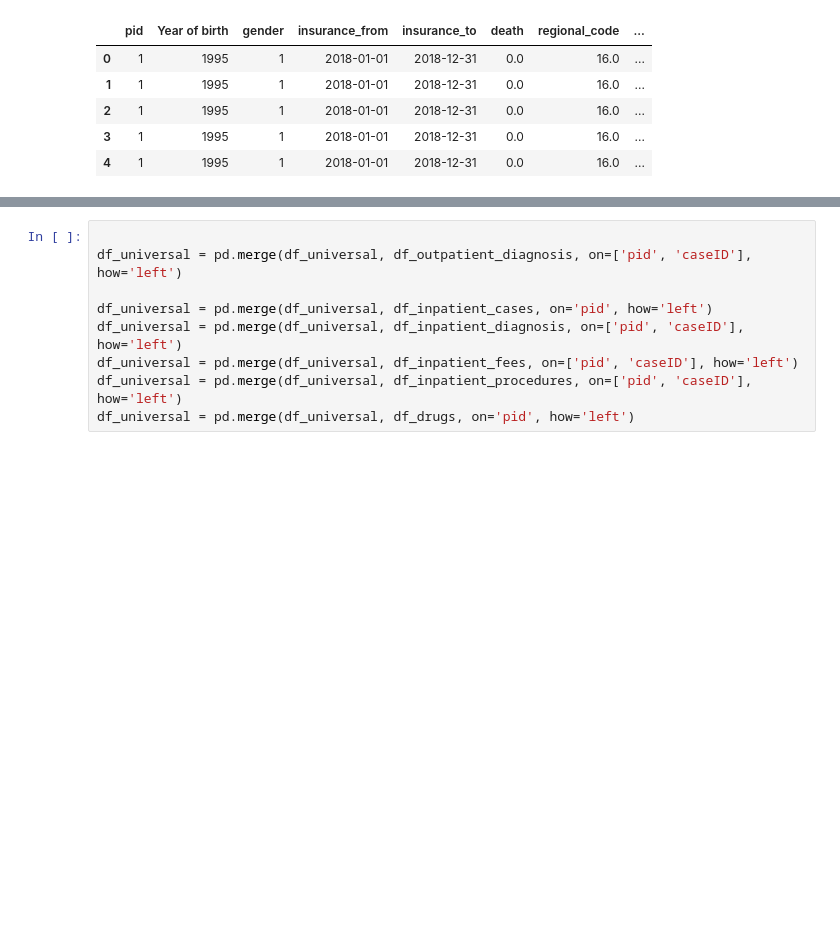
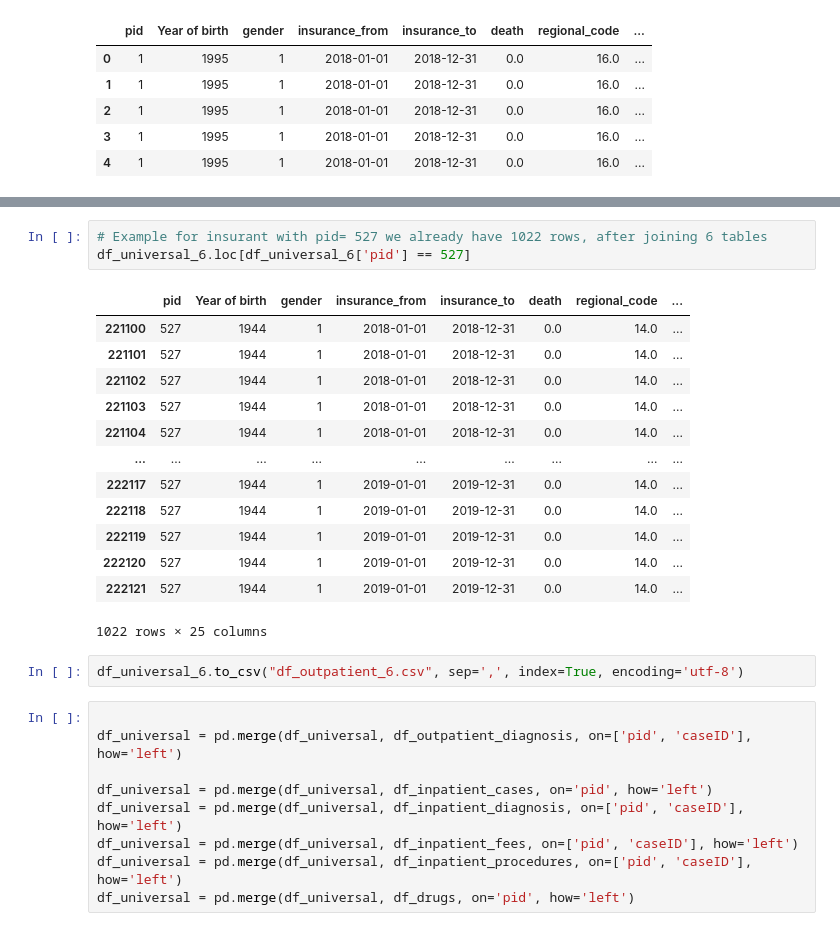
Before and after one commit to Sommerrolle/eval-synth-data-privacy, a Jupyter notebook: data_preprocessing.ipynb, the cells around one changed output, grey strips where cells are left out. Cells and saved outputs as stored; diff of their text form; blank space fills up the shorter version.

```diff
--- a/data_preprocessing.ipynb
+++ b/data_preprocessing.ipynb
@@ -256,3 +266,22 @@ df_outpatient_diagnosis.loc[df_outpatient_diagnosis['pid'] == 1]
+# %%
+# Example for insurant with pid= 527 we already have 1022 rows, after joining 6 tables
+df_universal_6.loc[df_universal_6['pid'] == 527]
+# %% [output]
+|  | pid | Year of birth | gender | insurance_from | insurance_to | death | regional_code | ... |
+| 221100 | 527 | 1944 | 1 | 2018-01-01 | 2018-12-31 | 0.0 | 14.0 | ... |
+| 221101 | 527 | 1944 | 1 | 2018-01-01 | 2018-12-31 | 0.0 | 14.0 | ... |
+| 221102 | 527 | 1944 | 1 | 2018-01-01 | 2018-12-31 | 0.0 | 14.0 | ... |
+| 221103 | 527 | 1944 | 1 | 2018-01-01 | 2018-12-31 | 0.0 | 14.0 | ... |
+| 221104 | 527 | 1944 | 1 | 2018-01-01 | 2018-12-31 | 0.0 | 14.0 | ... |
+| ... | ... | ... | ... | ... | ... | ... | ... | ... |
+| 222117 | 527 | 1944 | 1 | 2019-01-01 | 2019-12-31 | 0.0 | 14.0 | ... |
+| 222118 | 527 | 1944 | 1 | 2019-01-01 | 2019-12-31 | 0.0 | 14.0 | ... |
+| 222119 | 527 | 1944 | 1 | 2019-01-01 | 2019-12-31 | 0.0 | 14.0 | ... |
+| 222120 | 527 | 1944 | 1 | 2019-01-01 | 2019-12-31 | 0.0 | 14.0 | ... |
+| 222121 | 527 | 1944 | 1 | 2019-01-01 | 2019-12-31 | 0.0 | 14.0 | ... |
+1022 rows × 25 columns
+# %%
+df_universal_6.to_csv("df_outpatient_6.csv", sep=',', index=True, encoding='utf-8')
 # %%
 
 df_universal = pd.merge(df_universal, df_outpatient_diagnosis, on=['pid', 'caseID'], how='left')
```
Also changed, not shown: parts of 26 cells of this notebook.
